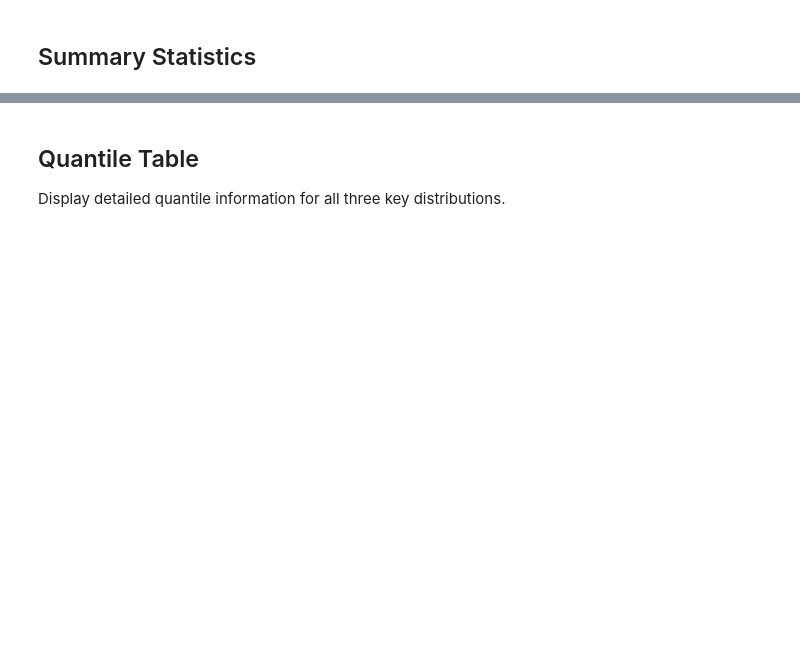
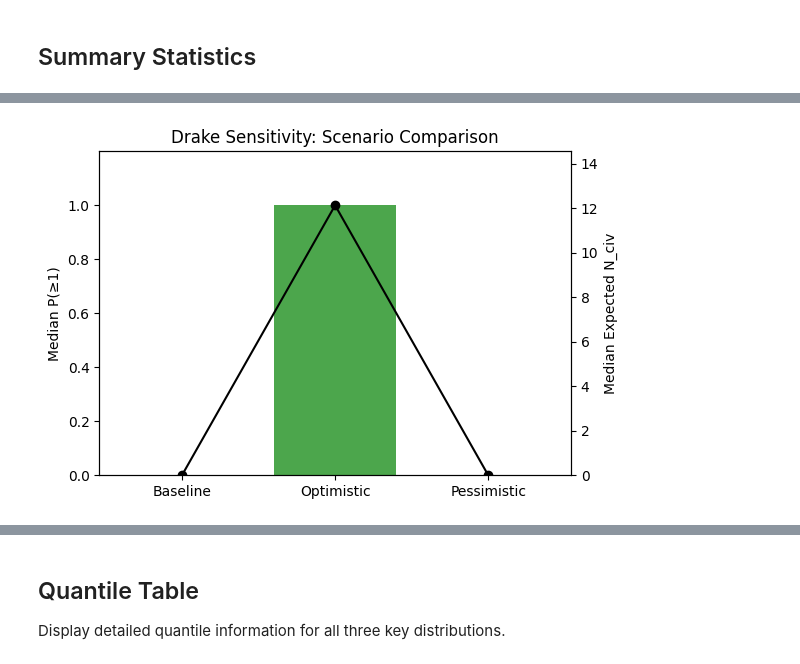
Before and after one commit to Crimson-Reason/Sumerian-Kings, a Jupyter notebook: Jupyter/g_drake_estimate.ipynb, the cells around one changed output, grey strips where cells are left out. Drawn from its saved outputs; the diff is of its cells as text; code cells hidden in the pictures; blank space fills up the shorter version.

```diff
--- a/Jupyter/g_drake_estimate.ipynb
+++ b/Jupyter/g_drake_estimate.ipynb
@@ -218,2 +254,87 @@ Expected Number of Civilizations:
 
 ======================================================================
+# %%
+# Sensitivity analysis across prior choices
+import json
+import matplotlib.pyplot as plt
+from pathlib import Path
+
+sensitivity_results = {}
+scenarios = {
+    'Baseline': {
+        'n_samples': 200_000,
+        'fl_sampler': lambda n: loguniform(1e-6, 1.0, size=n),
+        'fi_sampler': lambda n: loguniform(1e-6, 1.0, size=n),
+        'fc_sampler': lambda n: rng.uniform(0.01, 1.0, size=n),
+        'L_sampler': lambda n: loguniform(1e2, 1e8, size=n)
+    },
+    'Optimistic': {
+        'n_samples': 200_000,
+        'fl_sampler': lambda n: rng.uniform(1e-2, 1.0, size=n),
+        'fi_sampler': lambda n: rng.uniform(1e-2, 1.0, size=n),
+        'fc_sampler': lambda n: rng.uniform(0.1, 1.0, size=n),
+        'L_sampler': lambda n: loguniform(1e6, 1e8, size=n)
+    },
+    'Pessimistic': {
+        'n_samples': 200_000,
+        'fl_sampler': lambda n: loguniform(1e-6, 1e-4, size=n),
+        'fi_sampler': lambda n: loguniform(1e-6, 1e-4, size=n),
+        'fc_sampler': lambda n: rng.uniform(0.01, 0.1, size=n),
+        'L_sampler': lambda n: loguniform(1e2, 1e4, size=n)
+    }
+}
+
+for name, cfg in scenarios.items():
+    n = cfg['n_samples']
+    fl_s = cfg['fl_sampler'](n)
+    fi_s = cfg['fi_sampler'](n)
+    fc_s = cfg['fc_sampler'](n)
+    L_s = cfg['L_sampler'](n)
+
+    p_s = fp * ne * fl_s * fi_s * fc_s * (L_s / t_star)
+    p_s = np.clip(p_s, 0.0, 1.0 - 1e-30)
+    p_any_s = 1.0 - np.exp(N_stars * np.log1p(-p_s))
+    expected_n_civ_s = N_stars * p_s
+
+    sensitivity_results[name] = {
+        'per_star_p_quantiles': quantile_summary(p_s).tolist(),
+        'p_any_quantiles': quantile_summary(p_any_s).tolist(),
+        'expected_n_civ_quantiles': quantile_summary(expected_n_civ_s).tolist(),
+        'per_star_p_mean': float(np.mean(p_s)),
+        'p_any_mean': float(np.mean(p_any_s)),
+        'expected_n_civ_mean': float(np.mean(expected_n_civ_s))
+    }
+
+# Ensure Results directory exists and save results
+# results_dir configured in the Configuration cell (PROJECT_ROOT / 'Results' / 'Drake')
+results_dir.mkdir(parents=True, exist_ok=True)
+
+sens_path = results_dir / 'g_drake_sensitivity.json'
+with sens_path.open('w') as f:
+    json.dump(sensitivity_results, f, indent=2)
+
+# Plot comparison (median of P(>=1) and Expected N_civ)
+names = list(sensitivity_results.keys())
+p_any_meds = [sensitivity_results[n]['p_any_quantiles'][4] for n in names]  # median
+exp_med = [sensitivity_results[n]['expected_n_civ_quantiles'][4] for n in names]
+
+fig, ax1 = plt.subplots(figsize=(6,4))
+ax1.bar(names, p_any_meds, color=['steelblue','green','orangered'], alpha=0.7)
+ax1.set_ylabel('Median P(≥1)')
+ax1.set_ylim(0, max(p_any_meds)*1.2 if max(p_any_meds)>0 else 1)
+
+ax2 = ax1.twinx()
+ax2.plot(names, exp_med, marker='o', color='black', label='Median Expected N_civ')
+ax2.set_ylabel('Median Expected N_civ')
+ax2.set_ylim(0, max(exp_med)*1.2 if max(exp_med)>0 else 1)
+
+plt.title('Drake Sensitivity: Scenario Comparison')
+plt.tight_layout()
+plot_path = results_dir / 'g_drake_sensitivity.png'
+plt.savefig(plot_path, dpi=150, bbox_inches='tight')
+plt.show()
+
+print(f"Saved sensitivity JSON to: {sens_path}")
+print(f"Saved sensitivity figure to: {plot_path}")
+# %% [output]
+[figure, added]
```
Also changed, not shown: parts of 16 cells of this notebook, 46 other files.
